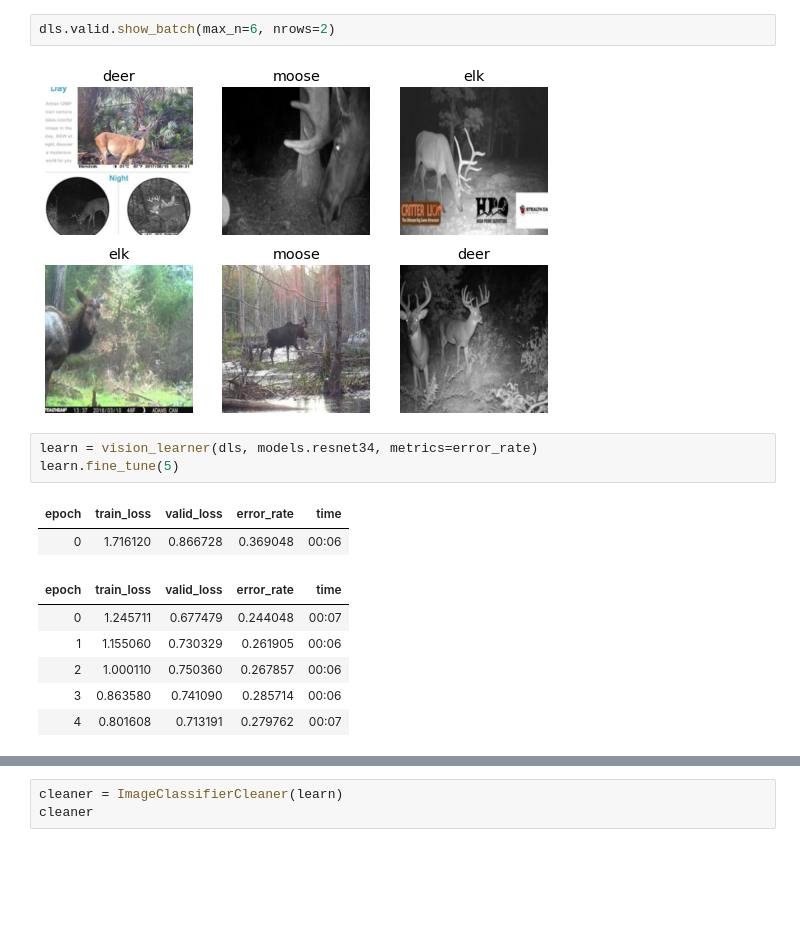
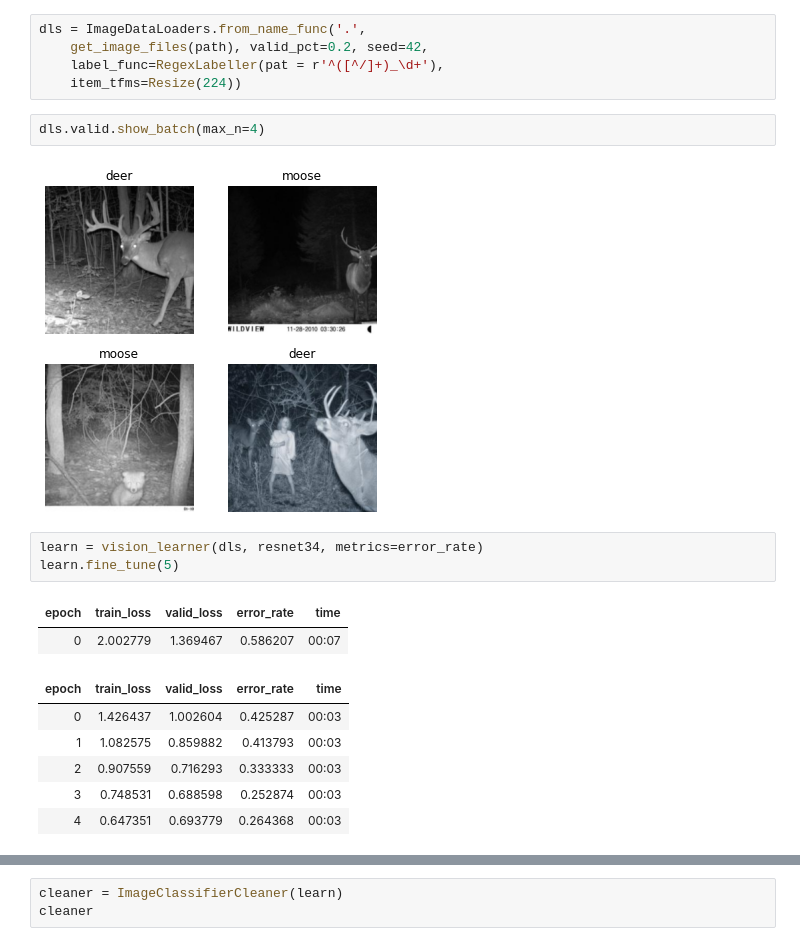
Before and after one commit to jakegehri/trail_cam_classifier, a Jupyter notebook: trailcam_model.ipynb, the cells around one changed output, grey strips where cells are left out. Saved outputs shown, nothing was run; the diff lists cells and outputs as text; blank space fills up the shorter version.

```diff
--- a/trailcam_model.ipynb
+++ b/trailcam_model.ipynb
@@ -136,19 +59,24 @@ dls = deers.dataloaders(path)
+# %%
+dls = ImageDataLoaders.from_name_func('.',
+    get_image_files(path), valid_pct=0.2, seed=42,
+    label_func=RegexLabeller(pat = r'^([^/]+)_\d+'),
+    item_tfms=Resize(224))
 # %%
-dls.valid.show_batch(max_n=6, nrows=2)
+dls.valid.show_batch(max_n=4)
 # %% [output]
-[figure, old version]
+[figure, new version]
 # %%
-learn = vision_learner(dls, models.resnet34, metrics=error_rate)
+learn = vision_learner(dls, resnet34, metrics=error_rate)
 learn.fine_tune(5)
 # %% [output]
 | epoch | train_loss | valid_loss | error_rate | time |
-| 0 | 1.716120 | 0.866728 | 0.369048 | 00:06 |
+| 0 | 2.002779 | 1.369467 | 0.586207 | 00:07 |
 | epoch | train_loss | valid_loss | error_rate | time |
-| 0 | 1.245711 | 0.677479 | 0.244048 | 00:07 |
-| 1 | 1.155060 | 0.730329 | 0.261905 | 00:06 |
-| 2 | 1.000110 | 0.750360 | 0.267857 | 00:06 |
-| 3 | 0.863580 | 0.741090 | 0.285714 | 00:06 |
-| 4 | 0.801608 | 0.713191 | 0.279762 | 00:07 |
+| 0 | 1.426437 | 1.002604 | 0.425287 | 00:03 |
+| 1 | 1.082575 | 0.859882 | 0.413793 | 00:03 |
+| 2 | 0.907559 | 0.716293 | 0.333333 | 00:03 |
+| 3 | 0.748531 | 0.688598 | 0.252874 | 00:03 |
+| 4 | 0.647351 | 0.693779 | 0.264368 | 00:03 |
 # %%
 interp = ClassificationInterpretation.from_learner(learn)
 interp.plot_confusion_matrix()
```
Also changed, not shown: parts of 29 cells of this notebook.
